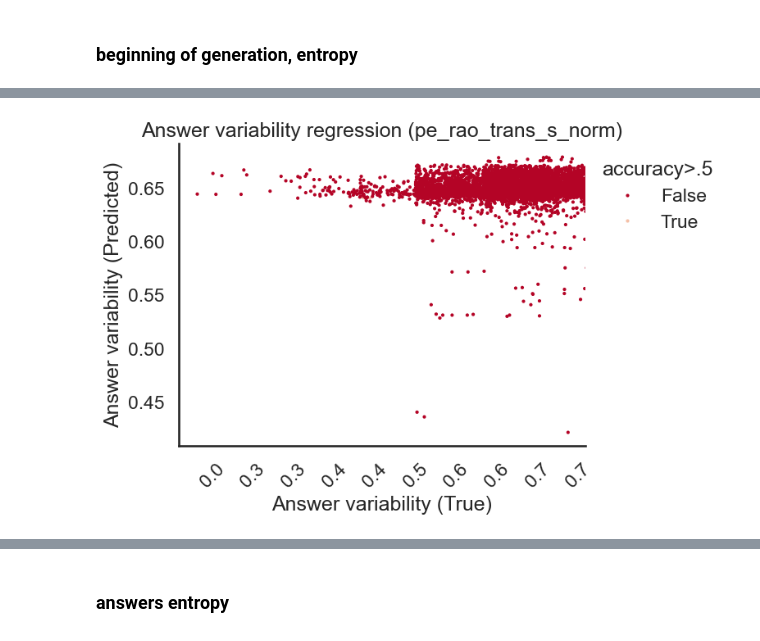
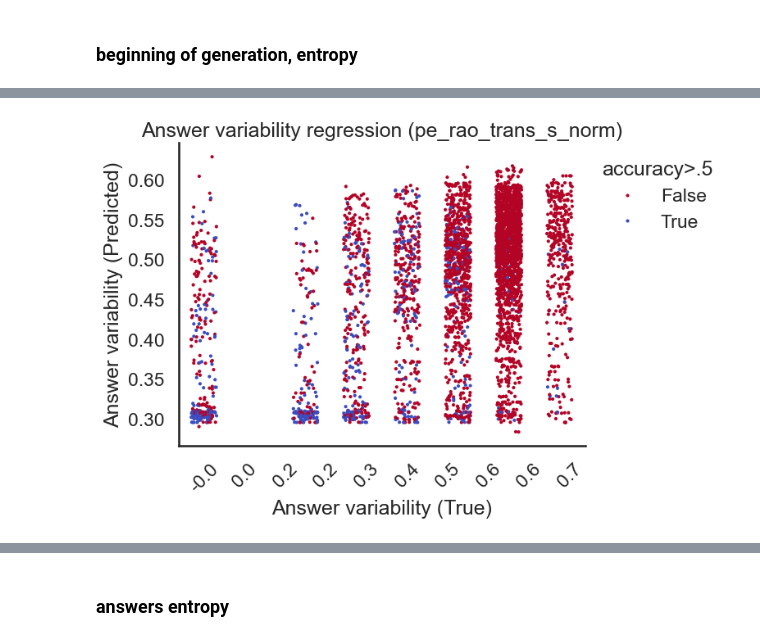
Before and after one commit to carloalbertobono/llm-uncertainty, a Jupyter notebook: pipeline-regressor.ipynb, the cells around one changed output, grey strips where cells are left out. Cells and saved outputs as stored; diff of their text form; code cells hidden in the pictures.

```diff
--- a/pipeline-regressor.ipynb
+++ b/pipeline-regressor.ipynb
@@ -36,9 +36,11 @@ truth = mydict['truth']
 segments = mydict['segments']
 mm = mydict['m']
 model_name = mydict['model_name']
-
-# link to desired concept of truth
-truth = truth[['run', 'pid', 'correct', 'hallucinated']]
+# %%
+# link to desired concept of truth
+# truth = truth[['run', 'pid', 'correct', 'hallucinated']]
+truth = truth[['run', 'pid', 'loosely_correct', 'hallucinated']]
+truth.columns = ['run', 'pid', 'correct', 'hallucinated']
 # %%
 with open('aggrodue.pickle', 'rb') as handle:
     aggrodue = pickle.load(handle)
@@ -138,5 +140,10 @@ print(postilla_max)
 #mask = (mmg.segment=='generated') & (mmg.tokzero==0)
 #mmg.loc[mask, 'tokzero'] = postilla_max + 1
 #mmg.loc[mask, 'segment'] = 'postilla'
+
+# just clip tokzero == 0
+print(mmg.shape)
+mmg = mmg.drop(mmg[(mmg.segment=='generated') & (mmg.tokzero==0)].index)
+print(mmg.shape)
 # %% [output]
 59
@@ -253,31 +297,33 @@ Name: count, dtype: int64
 # %%
 import matplotlib.colors as mcolors
 
 norm = mcolors.PowerNorm(gamma=2, vmin=0, vmax=1)
 cmap = plt.cm.coolwarm_r
 colors = [mcolors.to_hex(cmap(norm(value))) for value in correct_mean]
 palette = {val: col for val, col in zip(correct_mean, colors)}
 
 ax = sns.stripplot(y=pred, x=np.round(y_res.values,1),
-                   jitter=1,
+                   jitter=0.25,
                    hue=correct_mean_thr,
                    size=3,
                    palette = palette)
+
+
 sns.despine()
 
 plt.title(f'Answer variability regression ({target})')
 plt.xlabel('Answer variability (True)')
 plt.ylabel('Answer variability (Predicted)')
 
 sns.move_legend(ax, "upper left", bbox_to_anchor=(1, 1), frameon=False, title='accuracy>.5')
 
 from matplotlib.ticker import MaxNLocator
 ax.xaxis.set_major_locator(MaxNLocator(nbins=10))
 plt.xticks(rotation=45)
 
 plt.show()
 # %% [output]
-[figure, old version]
+[figure, new version]
 # %%
 palette = Bold_10.mpl_colors
 
```
Also changed, not shown: parts of 19 cells of this notebook, 7 other files.
